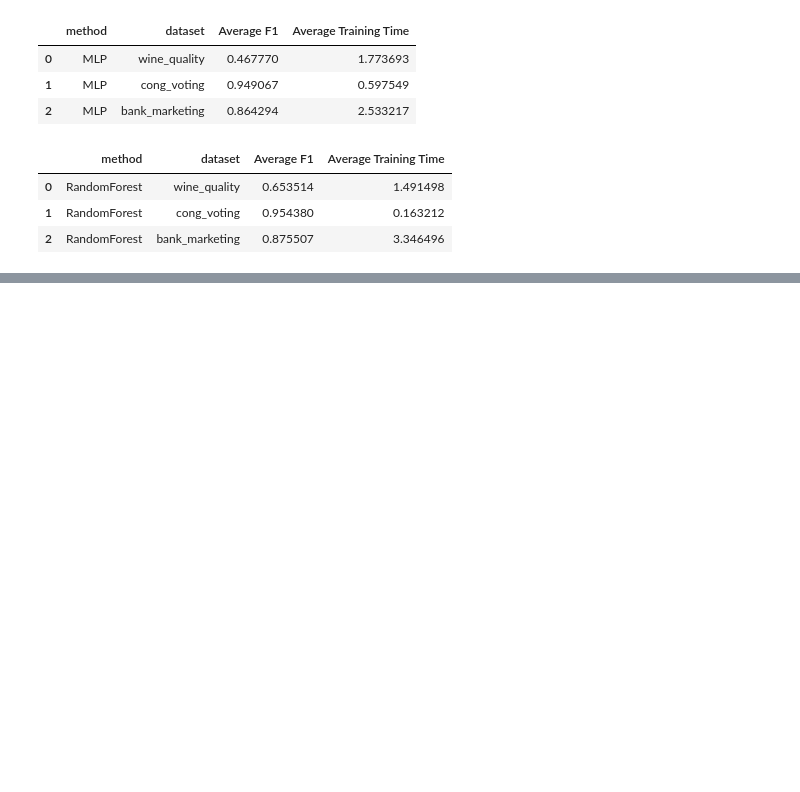
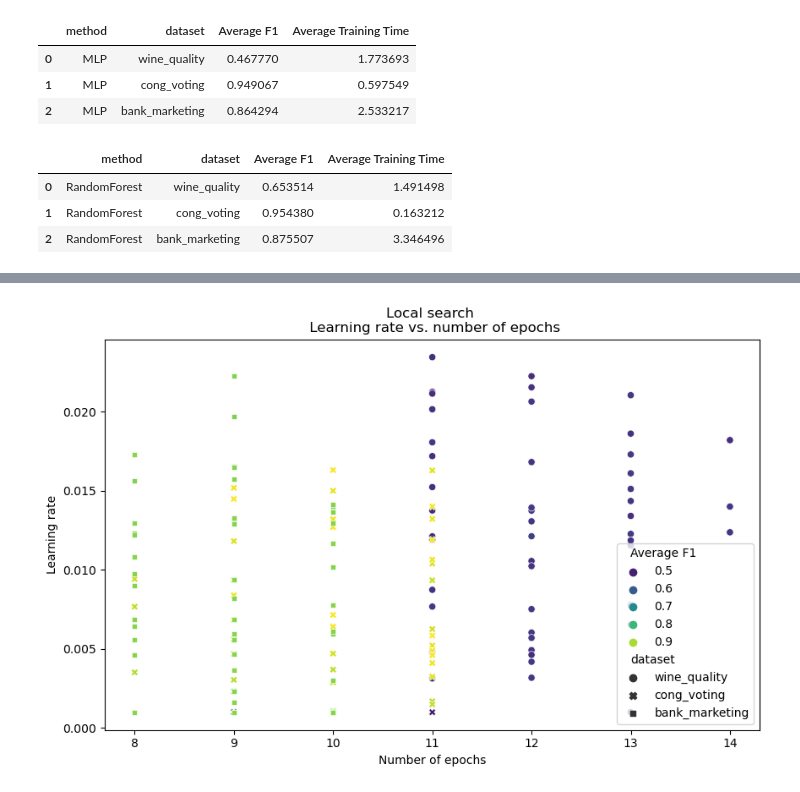
Before and after one commit to izsom/MachineLearning23ws, a Jupyter notebook: Exercise2/comparison.ipynb, the cells around one changed output, grey strips where cells are left out. Cells and saved outputs as stored; diff of their text form; code cells hidden in the pictures; blank space fills up the shorter version.

Commit message:
Add the plot of learning rate and number of epochs

```diff
--- a/Exercise2/comparison.ipynb
+++ b/Exercise2/comparison.ipynb
@@ -302,3 +302,14 @@ plt.savefig('results_plots/highestf1_time_all.png')
 plt.show()
 # %% [output]
 [figure]
+# %%
+plt.figure(figsize=(10, 6))
+sns.scatterplot(x='Number of Epochs', y='Learning Rate', data=cv_local_search_results, hue='Average F1', palette='viridis', style='dataset')
+
+plt.xlabel('Number of epochs')
+plt.ylabel('Learning rate')
+plt.title('Local search \n Learning rate vs. number of epochs')
+plt.savefig('results_plots/learningRate_NumberOfEpochs.png')
+plt.show()
+# %% [output]
+[figure, added]
```
Also changed, not shown: parts of 10 cells of this notebook, 1 other file.
